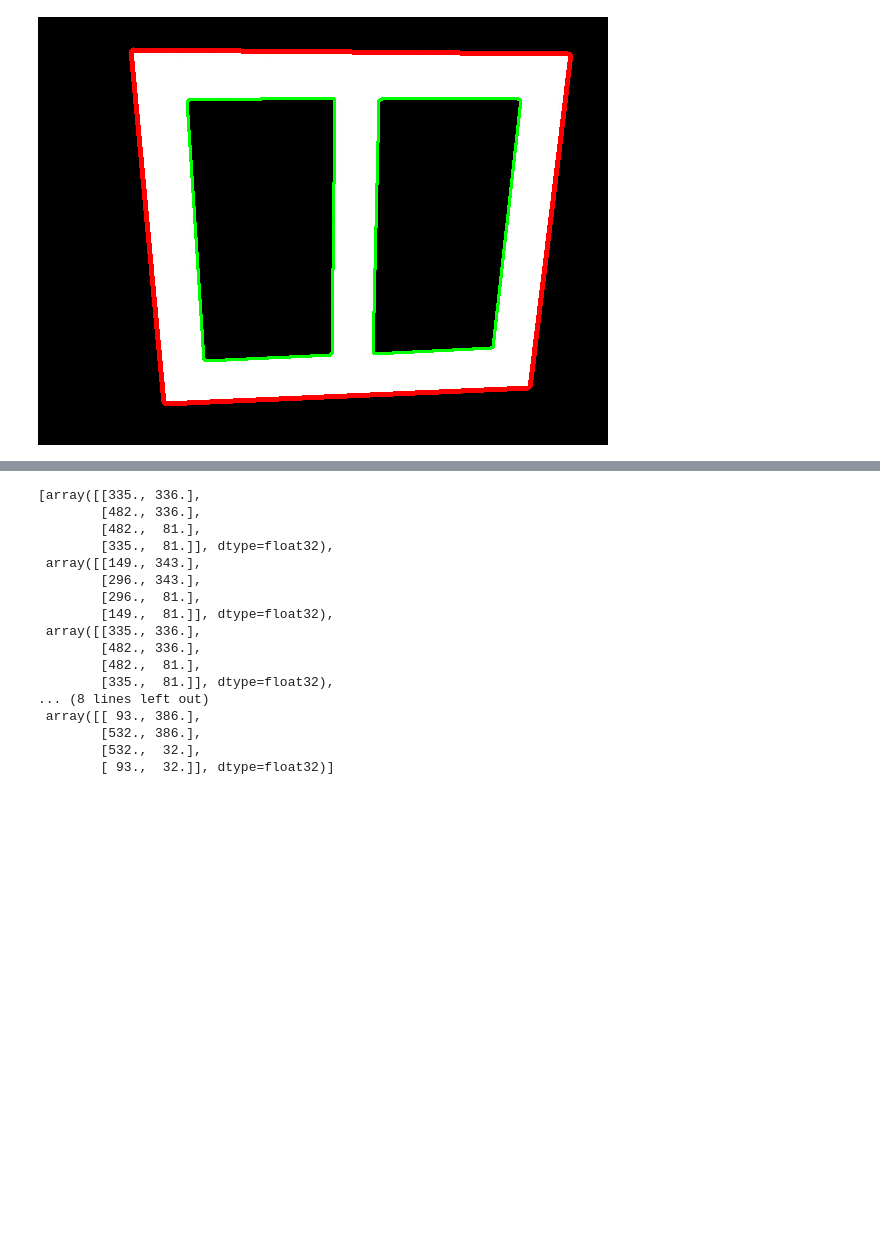
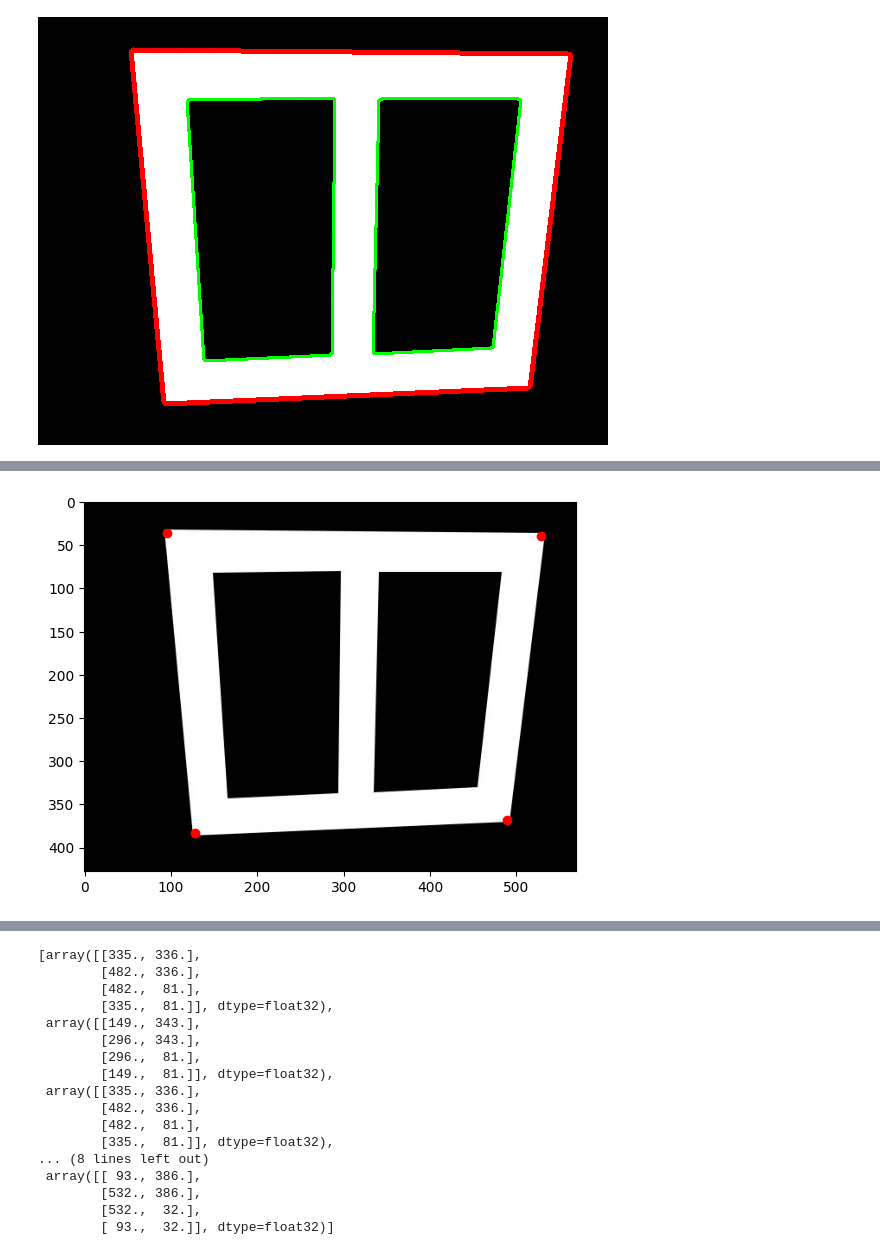
Before and after one commit to JanMeow/ML-cases, a Jupyter notebook: 0817_SAM_Perspective_Adjustment.ipynb, the cells around one changed output, grey strips where cells are left out. Saved outputs shown, nothing was run; the diff lists cells and outputs as text; code cells hidden in the pictures; blank space fills up the shorter version.

```diff
--- a/0817_SAM_Perspective_Adjustment.ipynb
+++ b/0817_SAM_Perspective_Adjustment.ipynb
@@ -287,0 +268,4 @@ cv2_imshow(original_img)
+# %%
+gray_img = cv2.cvtColor(black_canvas, cv2.COLOR_BGR2GRAY)
+corners = cv2.goodFeaturesToTrack(gray_img, 4, 0.5, 50)
+corners = np.reshape(a = corners, newshape = (4,2))
@@ -287,0 +279,21 @@ cv2_imshow(original_img)
+# %%
+import numpy as np
+import matplotlib.pyplot as plt
+import cv2
+
+
+# Separate the x and y coordinates
+
+x_coords = corners[:, 0]
+y_coords = corners[:, 1]
+
+# Plot the image
+plt.imshow(ref_image)
+
+# Plot the points as red dots
+plt.scatter(x_coords, y_coords, color='red', marker='o')
+
+# Show the plot
+plt.show()
+# %% [output]
+[figure, added]
```
Also changed, not shown: parts of 22 cells of this notebook.
